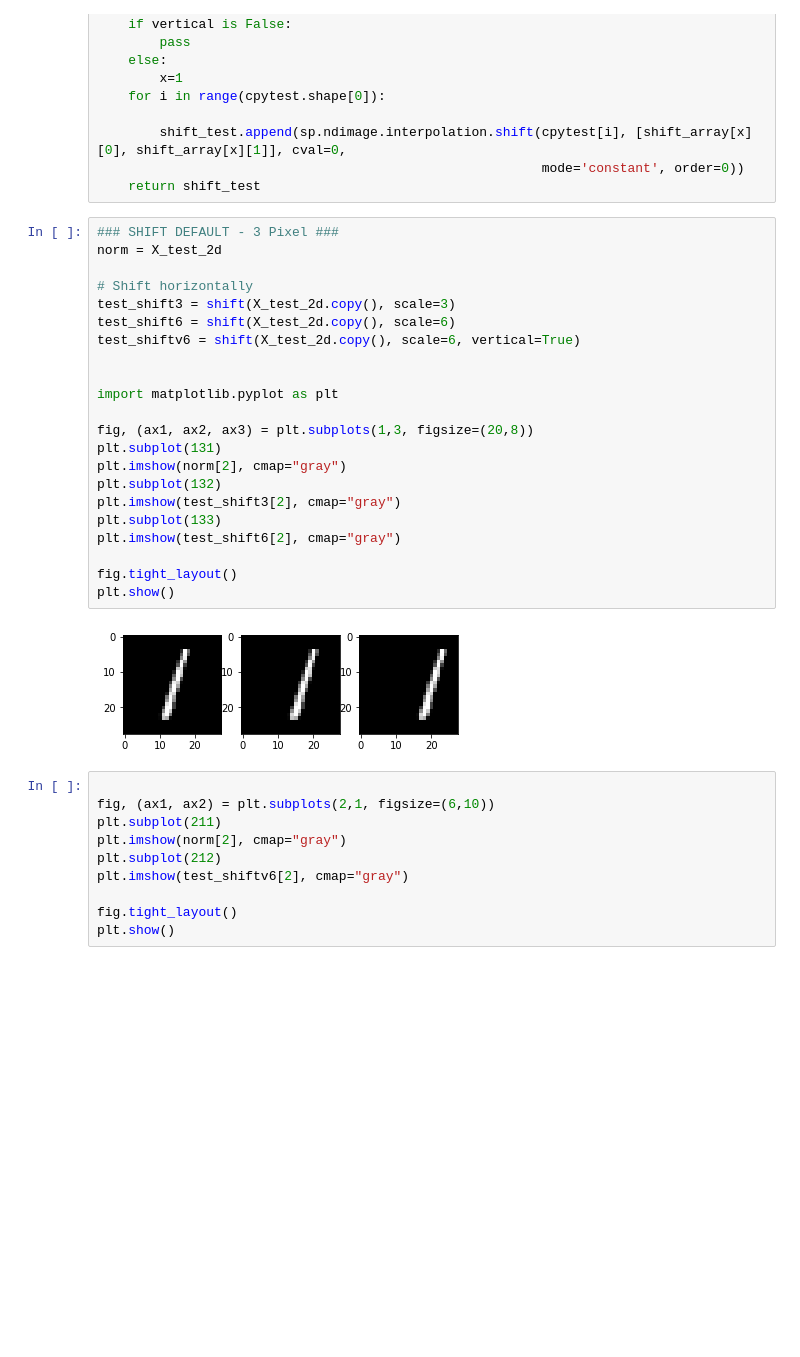
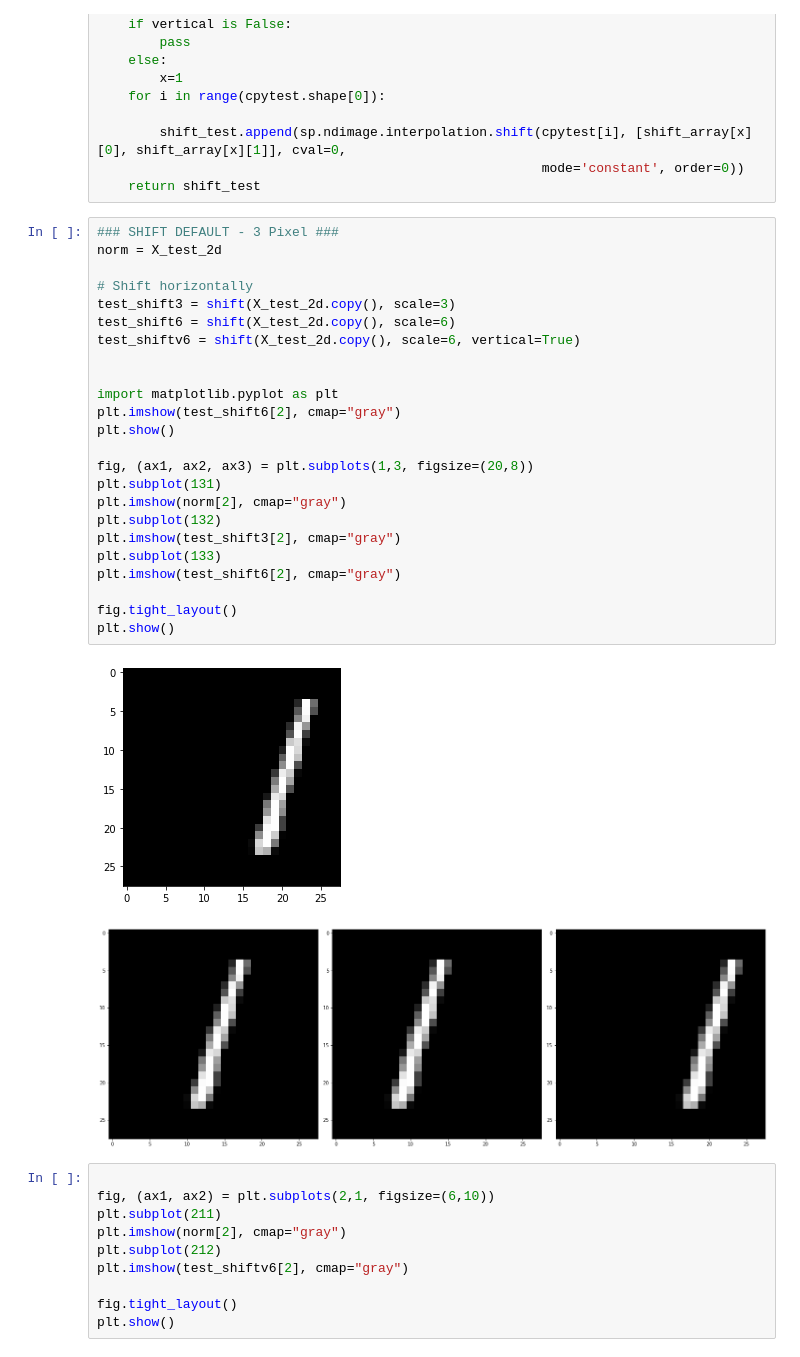
Before and after one commit to iamfredo/mnist_naive_bayes, a Jupyter notebook: new_mnist.ipynb, the cells around one changed output. Saved outputs shown, nothing was run; the diff lists cells and outputs as text; blank space fills up the shorter version.

```diff
--- a/new_mnist.ipynb
+++ b/new_mnist.ipynb
@@ -42,27 +42,30 @@ def shift(cpytest, scale=5, vertical=False):
 # %%
 ### SHIFT DEFAULT - 3 Pixel ###
 norm = X_test_2d
 
 # Shift horizontally
 test_shift3 = shift(X_test_2d.copy(), scale=3)
 test_shift6 = shift(X_test_2d.copy(), scale=6)
 test_shiftv6 = shift(X_test_2d.copy(), scale=6, vertical=True)
 
 
 import matplotlib.pyplot as plt
+plt.imshow(test_shift6[2], cmap="gray")
+plt.show()
 
 fig, (ax1, ax2, ax3) = plt.subplots(1,3, figsize=(20,8))
 plt.subplot(131)
 plt.imshow(norm[2], cmap="gray")
 plt.subplot(132)
 plt.imshow(test_shift3[2], cmap="gray")
 plt.subplot(133)
 plt.imshow(test_shift6[2], cmap="gray")
 
 fig.tight_layout()
 plt.show()
 # %% [output]
-[figure, old version]
+[figure, new version]
+[figure, added]
 # %%
 
 fig, (ax1, ax2) = plt.subplots(2,1, figsize=(6,10))
```
Also changed, not shown: 1 other file.
